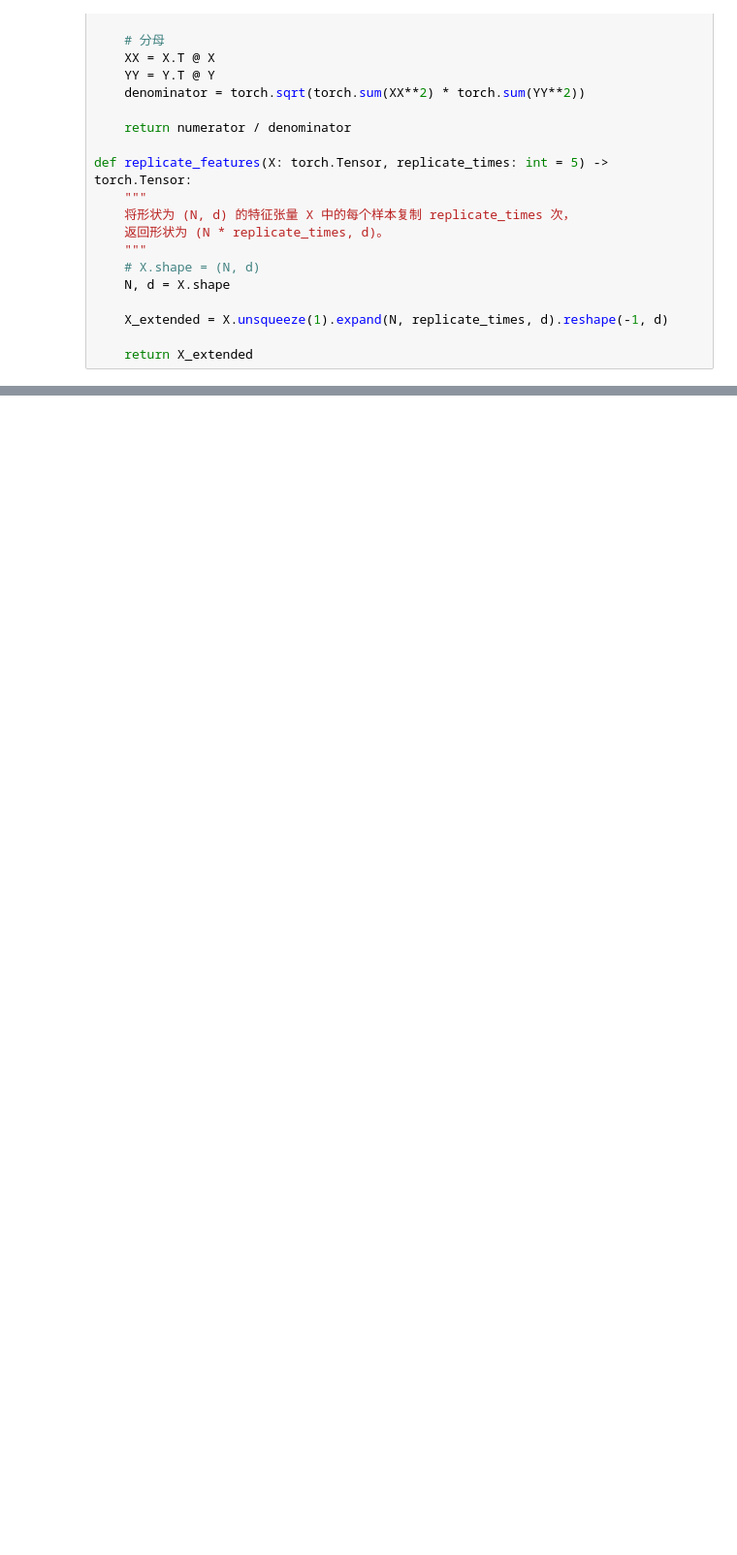
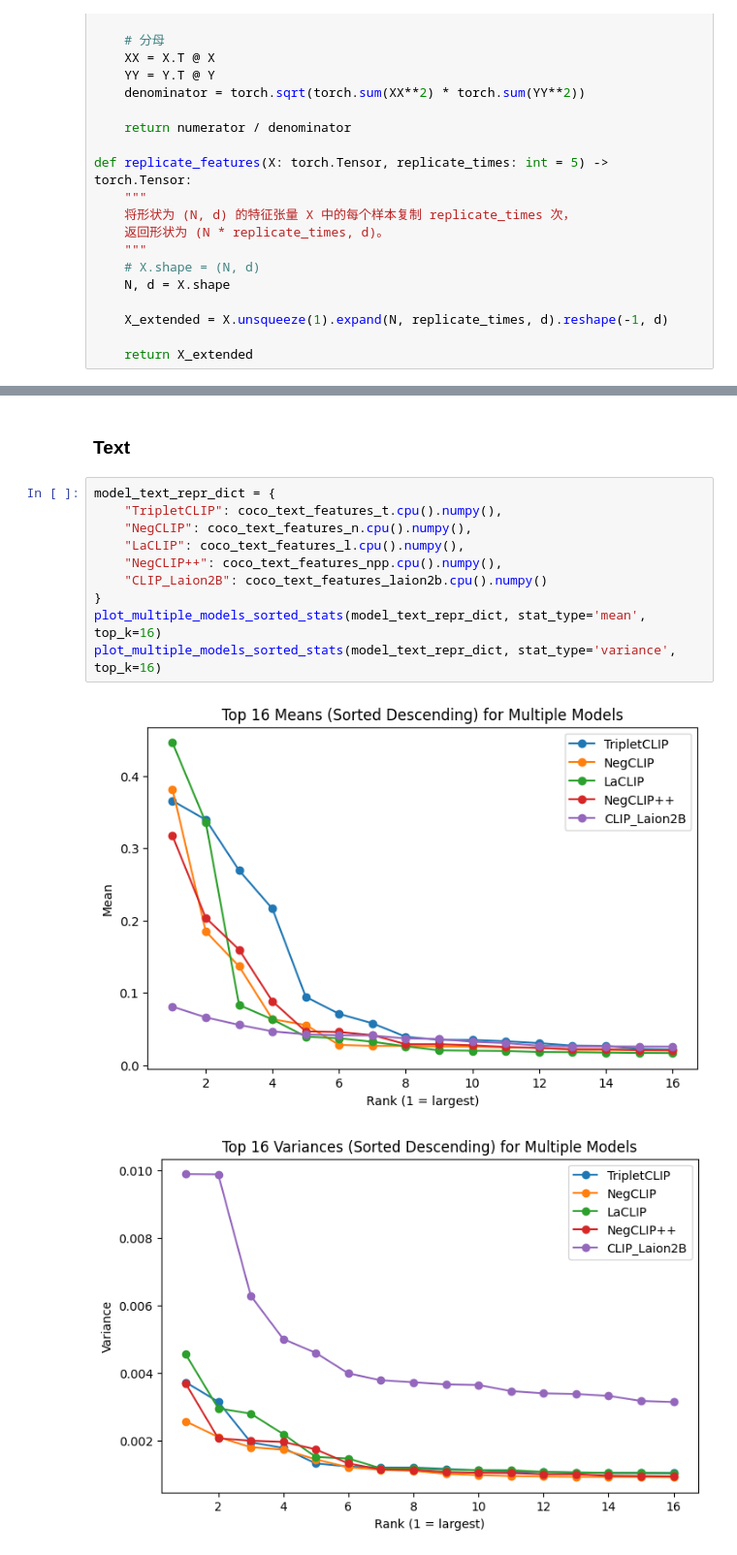
Before and after one commit to mlfoundations/open_clip, a Jupyter notebook: Feature Evaluation.ipynb, the cells around one changed output, grey strips where cells are left out. Shown: that part at 97% size. Drawn from its saved outputs; the diff is of its cells as text; blank space fills up the shorter version.

```diff
--- a/Feature Evaluation.ipynb
+++ b/Feature Evaluation.ipynb
@@ -584,0 +1092,15 @@ npp  0.963544  0.962884  0.958622  0.963751
+# %% [markdown]
+### Text
+# %%
+model_text_repr_dict = {
+    "TripletCLIP": coco_text_features_t.cpu().numpy(),
+    "NegCLIP": coco_text_features_n.cpu().numpy(),
+    "LaCLIP": coco_text_features_l.cpu().numpy(),
+    "NegCLIP++": coco_text_features_npp.cpu().numpy(),
+    "CLIP_Laion2B": coco_text_features_laion2b.cpu().numpy()
+}
+plot_multiple_models_sorted_stats(model_text_repr_dict, stat_type='mean', top_k=16)
+plot_multiple_models_sorted_stats(model_text_repr_dict, stat_type='variance', top_k=16)
+# %% [output]
+[figure, added]
+[figure, added]
```
Also changed, not shown: parts of 47 cells of this notebook, 1 other file.
